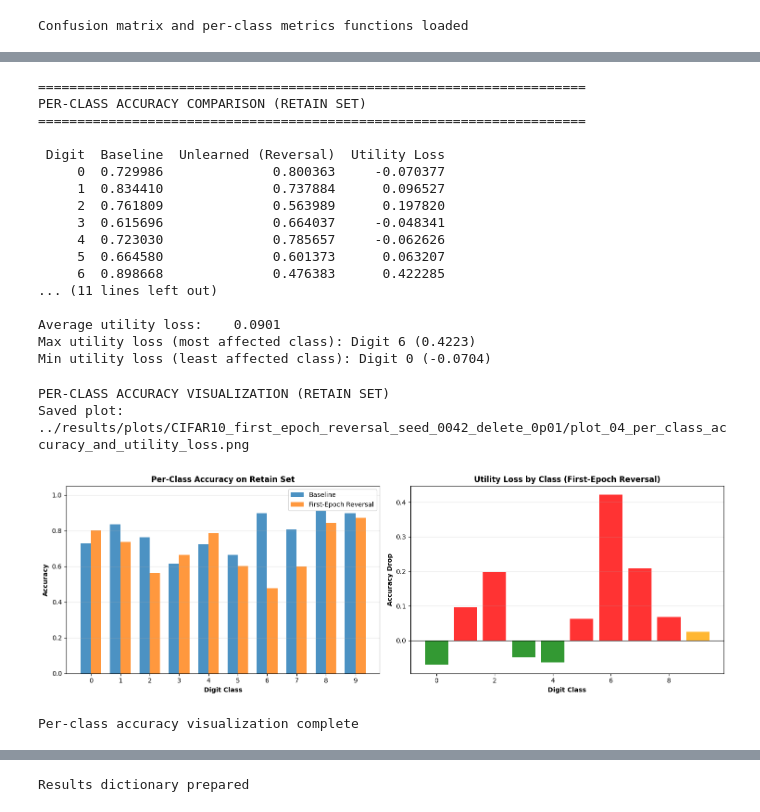
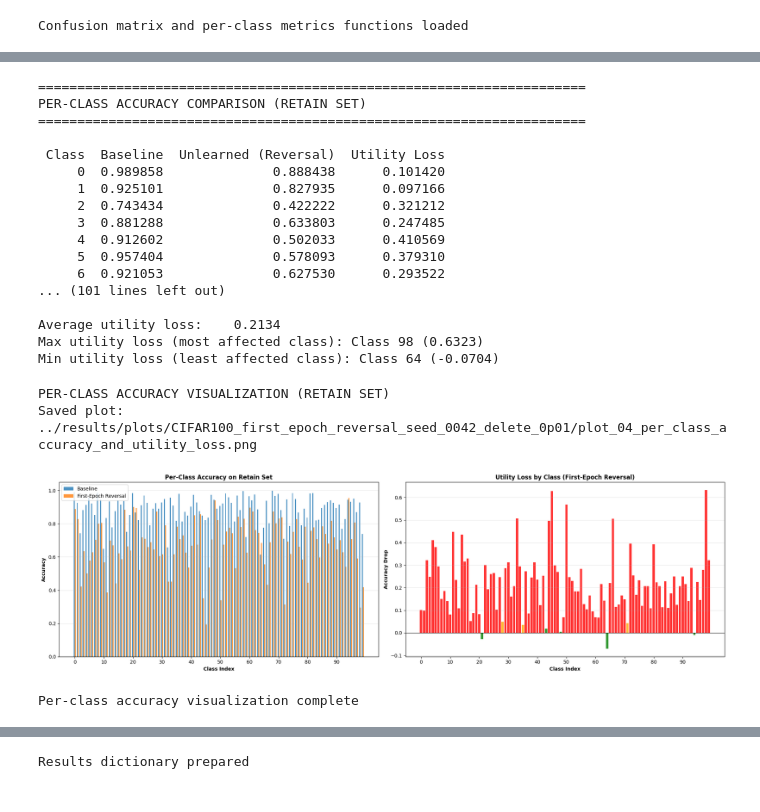
Before and after one commit to NinaAbeyratne/MU-Practice, a Jupyter notebook: notebooks/first_epoch_reversal.ipynb, the cells around one changed output, grey strips where cells are left out. Cells and saved outputs as stored; diff of their text form; code cells hidden in the pictures.

```diff
--- a/notebooks/first_epoch_reversal.ipynb
+++ b/notebooks/first_epoch_reversal.ipynb
@@ -22,7 +22,8 @@ TRAIN_EPOCHS = 10
 SAVE_EPOCH = 0
 RETRAIN_EPOCHS = 3
 LOSS_NAME = "CrossEntropyLoss"
-DATASET_TAG = "CIFAR10"
+DATASET_TAG = "CIFAR100"
+NUM_CLASSES = 100  # CIFAR-100 has 100 classes
 
 print(f"Configuration loaded:")
 print(f"  Dataset: {DATASET_TAG}")
@@ -80,9 +81,10 @@ transform = transforms.Compose([
     transforms.Normalize((0.4914, 0.4822, 0.4465), (0.2023, 0.1994, 0.2010))   # CIFAR-10 mean and std (3 channels)
 ])
 
-# Changed datasets.MNIST to datasets.CIFAR10
-dataset = datasets.CIFAR10(
+# Changed datasets.MNIST to datasets.CIFAR10/100
+# dataset = datasets.CIFAR10(
 # dataset = datasets.MNIST(
+dataset = datasets.CIFAR100(
     root="./data",
     train=True,
     download=True,
@@ -124,7 +126,8 @@ class SimpleCNN(nn.Module):
             nn.MaxPool2d(2),
             nn.Flatten(),
             # nn.Linear(5408, 10),     # Original for MNIST with 28x28 input
-            nn.Linear(7200, 10)     # Changed 5408 to 7200 for 32x32 input
+            # nn.Linear(7200, 10)     # Changed 5408 to 7200 for 32x32 input
+            nn.Linear(7200, 100), # Changed 10 to 100 for CIFAR-100 (100 classes instead of 10
         )
 
     def forward(self, x):
@@ -641,14 +662,14 @@ print("="*70)
 
 # Create comparison dataframe
 comparison_data = {
-    'Digit': list(range(10)),
-    'Baseline': [baseline_per_class[d] for d in range(10)],
-    'Unlearned (Reversal)': [unlearned_per_class[d] for d in range(10)],
+    'Class': list(range(100)),
+    'Baseline': [baseline_per_class[d] for d in range(100)],
+    'Unlearned (Reversal)': [unlearned_per_class[d] for d in range(100)],
 }
 
 # Add utility loss (drop from baseline to unlearned)
 comparison_data['Utility Loss'] = [
-    baseline_per_class[d] - unlearned_per_class[d] for d in range(10)
+    baseline_per_class[d] - unlearned_per_class[d] for d in range(100)
 ]
 
 comparison_df = pd.DataFrame(comparison_data)
@@ -662,72 +683,74 @@ print(f"\nAverage per-class accuracy (RETAIN set):")
 print(f"  Baseline:              {comparison_df['Baseline'].mean():.4f}")
 print(f"  Unlearned (Reversal):  {comparison_df['Unlearned (Reversal)'].mean():.4f}")
 print(f"\nAverage utility loss:    {comparison_df['Utility Loss'].mean():.4f}")
-print(f"Max utility loss (most affected class): Digit {comparison_df['Utility Loss'].idxmax()} ({comparison_df['Utility Loss'].max():.4f})")
-print(f"Min utility loss (least affected class): Digit {comparison_df['Utility Loss'].idxmin()} ({comparison_df['Utility Loss'].min():.4f})")
+print(f"Max utility loss (most affected class): Class {comparison_df['Utility Loss'].idxmax()} ({comparison_df['Utility Loss'].max():.4f})")
+print(f"Min utility loss (least affected class): Class {comparison_df['Utility Loss'].idxmin()} ({comparison_df['Utility Loss'].min():.4f})")
 # %% [output]
 ======================================================================
 PER-CLASS ACCURACY COMPARISON (RETAIN SET)
 ======================================================================
 
- Digit  Baseline  Unlearned (Reversal)  Utility Loss
-     0  0.729986              0.800363     -0.070377
-     1  0.834410              0.737884      0.096527
-     2  0.761809              0.563989      0.197820
-     3  0.615696              0.664037     -0.048341
-     4  0.723030              0.785657     -0.062626
-     5  0.664580              0.601373      0.063207
-     6  0.898668              0.476383      0.422285
-... (11 lines left out)
+ Class  Baseline  Unlearned (Reversal)  Utility Loss
+     0  0.989858              0.888438      0.101420
+     1  0.925101              0.827935      0.097166
+     2  0.743434              0.422222      0.321212
+     3  0.881288              0.633803      0.247485
+     4  0.912602              0.502033      0.410569
+     5  0.957404              0.578093      0.379310
+     6  0.921053              0.627530      0.293522
+... (101 lines left out)
 
-Average utility loss:    0.0901
-Max utility loss (most affected class): Digit 6 (0.4223)
-Min utility loss (least affected class): Digit 0 (-0.0704)
+Average utility loss:    0.2134
+Max utility loss (most affected class): Class 98 (0.6323)
+Min utility loss (least affected class): Class 64 (-0.0704)
 # %%
 print("\nPER-CLASS ACCURACY VISUALIZATION (RETAIN SET)")
 
 # Create bar chart comparing per-class accuracy
-fig, (ax1, ax2) = plt.subplots(1, 2, figsize=(15, 5))
+fig, (ax1, ax2) = plt.subplots(1, 2, figsize=(20, 6))
 
 # Plot 1: Per-class accuracy for both methods
-digits = list(range(10))
-x = np.arange(len(digits))
+classes = list(range(100))
+x = np.arange(len(classes))
 width = 0.35
 
-baseline_accs = [baseline_per_class[d] for d in range(10)]
-unlearned_accs = [unlearned_per_class[d] for d in range(10)]
+baseline_accs = [baseline_per_class[d] for d in range(100)]
+unlearned_accs = [unlearned_per_class[d] for d in range(100)]
 
 ax1.bar(x - width/2, baseline_accs, width, label='Baseline', alpha=0.8)
 ax1.bar(x + width/2, unlearned_accs, width, label='First-Epoch Reversal', alpha=0.8)
 
-ax1.set_xlabel('Digit Class', fontweight='bold')
+ax1.set_xlabel('Class Index', fontweight='bold')
 ax1.set_ylabel('Accuracy', fontweight='bold')
 ax1.set_title('Per-Class Accuracy on Retain Set', fontweight='bold')
-ax1.set_xticks(x)
-ax1.set_xticklabels(digits)
+# Show every 10th class label for readability
+ax1.set_xticks(x[::10])
+ax1.set_xticklabels(classes[::10])
 ax1.legend()
 ax1.grid(axis='y', alpha=0.3)
 ax1.set_ylim([0, 1.05])
 
 # Plot 2: Utility Loss (how much each class dropped with unlearning)
-utility_losses = [baseline_per_class[d] - unlearned_per_class[d] for d in range(10)]
+utility_losses = [baseline_per_class[d] - unlearned_per_class[d] for d in range(100)]
 colors = ['red' if loss > 0.05 else 'orange' if loss > 0.02 else 'green' for loss in utility_losses]
-ax2.bar(digits, utility_losses, color=colors, alpha=0.8)
+ax2.bar(classes, utility_losses, color=colors, alpha=0.8)
 
-ax2.set_xlabel('Digit Class', fontweight='bold')
+ax2.set_xlabel('Class Index', fontweight='bold')
+ax2.set_xticks(classes[::10])
 ax2.set_ylabel('Accuracy Drop', fontweight='bold')
 ax2.set_title('Utility Loss by Class (First-Epoch Reversal)', fontweight='bold')
 ax2.grid(axis='y', alpha=0.3)
 ax2.axhline(y=0, color='black', linestyle='-', linewidth=0.8)
 
 plt.tight_layout()
 save_plot(fig, "plot_04_per_class_accuracy_and_utility_loss.png")
 plt.show()
 
 print("Per-class accuracy visualization complete")
 # %% [output]
 PER-CLASS ACCURACY VISUALIZATION (RETAIN SET)
-Saved plot: ../results/plots/CIFAR10_first_epoch_reversal_seed_0042_delete_0p01/plot_04_per_class_accuracy_and_utility_loss.png
+Saved plot: ../results/plots/CIFAR100_first_epoch_reversal_seed_0042_delete_0p01/plot_04_per_class_accuracy_and_utility_loss.png
-[figure, old version]
+[figure, new version]
 Per-class accuracy visualization complete
 # %%
 # Load exact model for distance comparison
```
Also changed, not shown: parts of 14 cells of this notebook, 31 other files.
